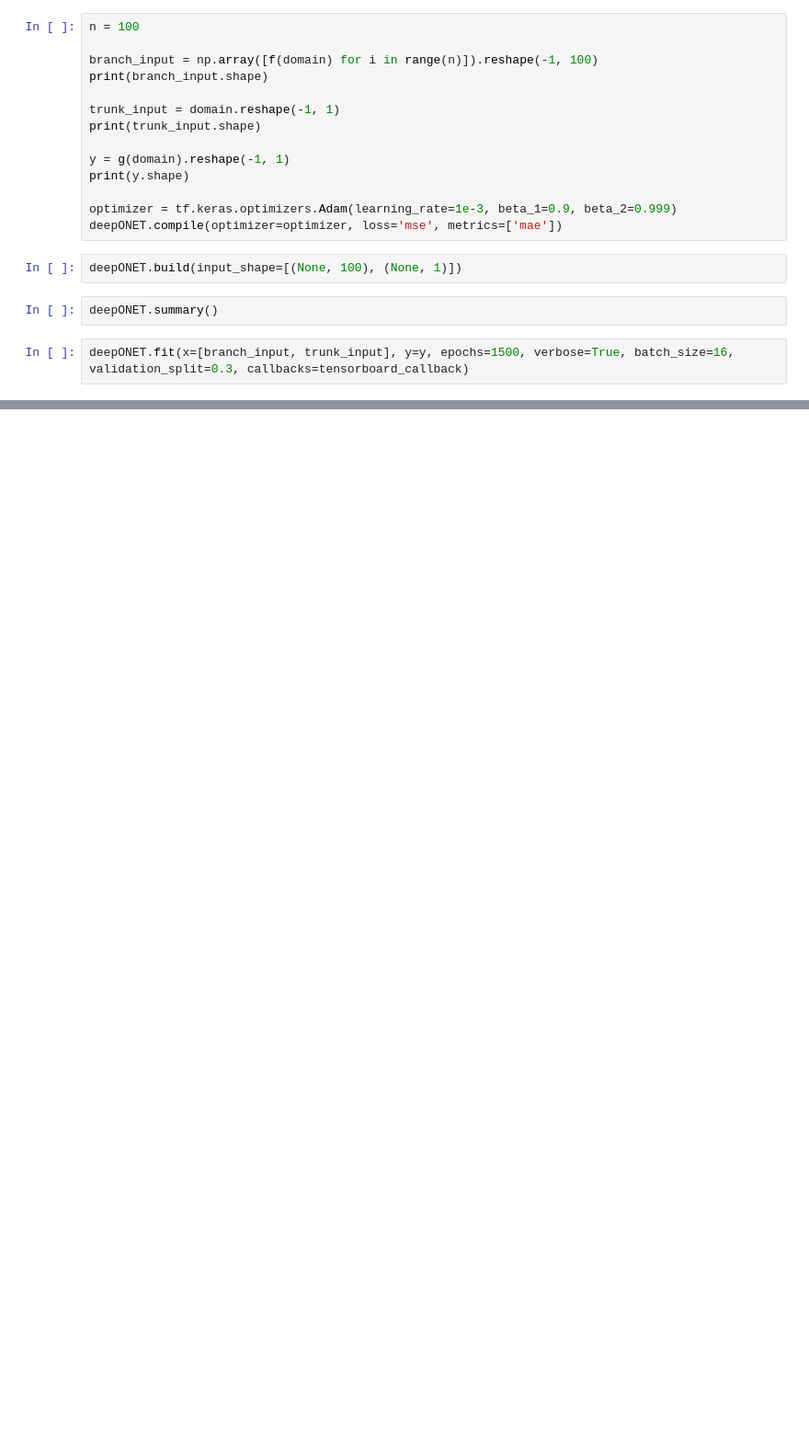
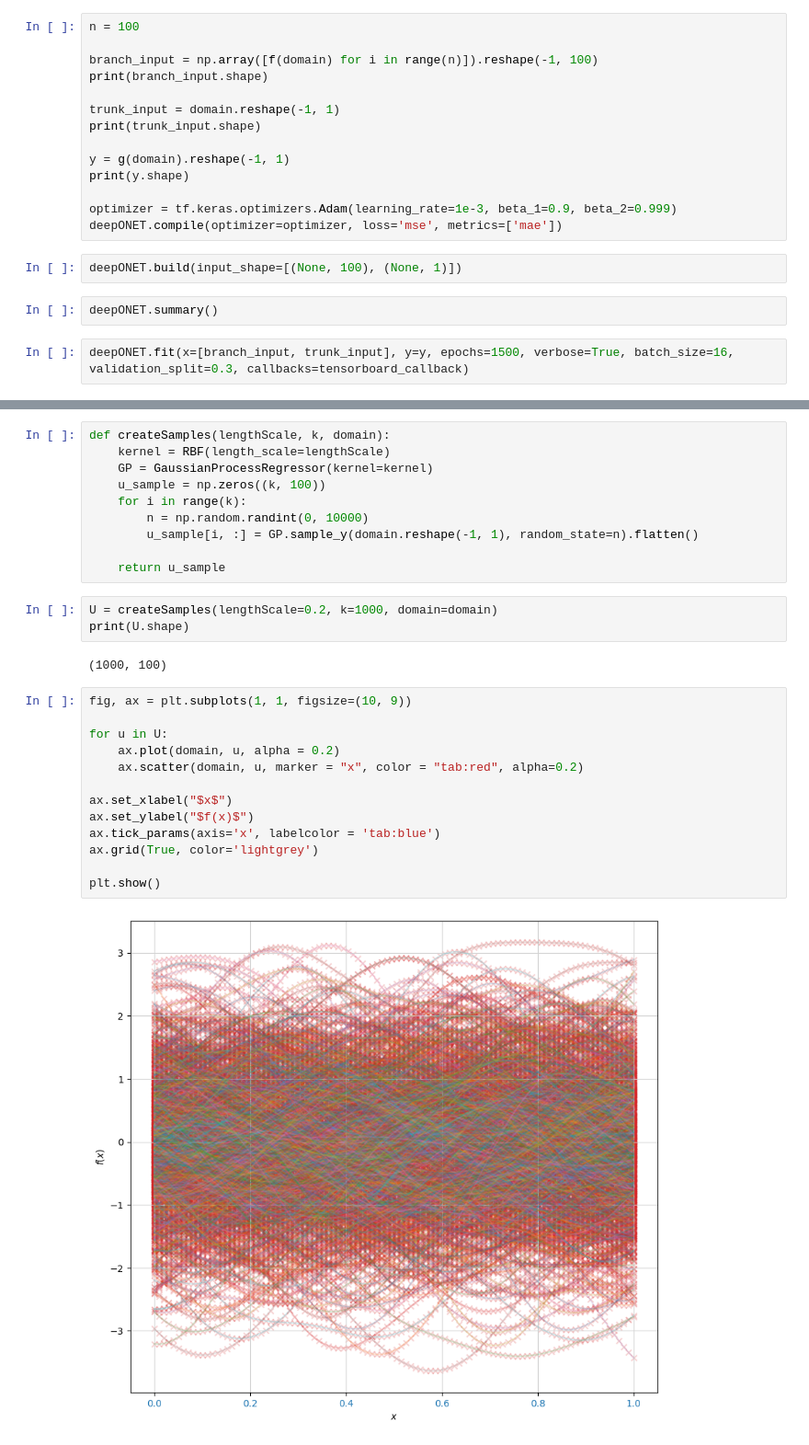
Before and after one commit to bkr11a/DeepONetPlayground, a Jupyter notebook: DeepONetTutorial.ipynb, the cells around one changed output, grey strips where cells are left out. Shown at 92% size. Saved outputs shown, nothing was run; the diff lists cells and outputs as text; blank space fills up the shorter version.

```diff
--- a/DeepONetTutorial.ipynb
+++ b/DeepONetTutorial.ipynb
@@ -76,0 +78,30 @@ deepONET.fit(x=[branch_input, trunk_input], y=y, epochs=1500, verbose=True, batc
+# %%
+def createSamples(lengthScale, k, domain):
+    kernel = RBF(length_scale=lengthScale)
+    GP = GaussianProcessRegressor(kernel=kernel)
+    u_sample = np.zeros((k, 100))
+    for i in range(k):
+        n = np.random.randint(0, 10000)
+        u_sample[i, :] = GP.sample_y(domain.reshape(-1, 1), random_state=n).flatten()
+
+    return u_sample
+# %%
+U = createSamples(lengthScale=0.2, k=1000, domain=domain)
+print(U.shape)
+# %% [output]
+(1000, 100)
+# %%
+fig, ax = plt.subplots(1, 1, figsize=(10, 9))
+
+for u in U:
+    ax.plot(domain, u, alpha = 0.2)
+    ax.scatter(domain, u, marker = "x", color = "tab:red", alpha=0.2)
+
+ax.set_xlabel("$x$")
+ax.set_ylabel("$f(x)$")
+ax.tick_params(axis='x', labelcolor = 'tab:blue')
+ax.grid(True, color='lightgrey')
+
+plt.show()
+# %% [output]
+[figure, added]
```
Also changed, not shown: parts of 20 cells of this notebook, 9 other files.
